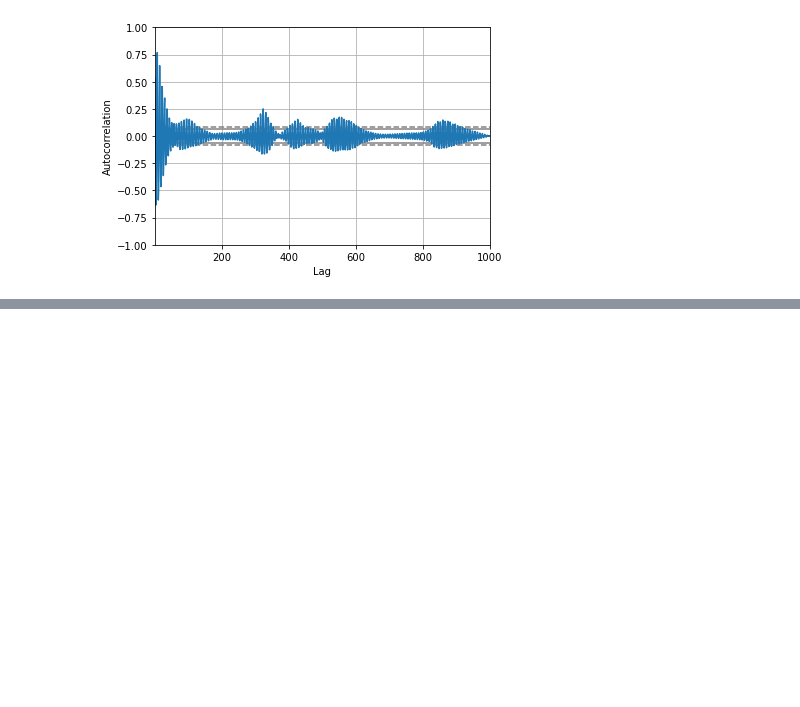
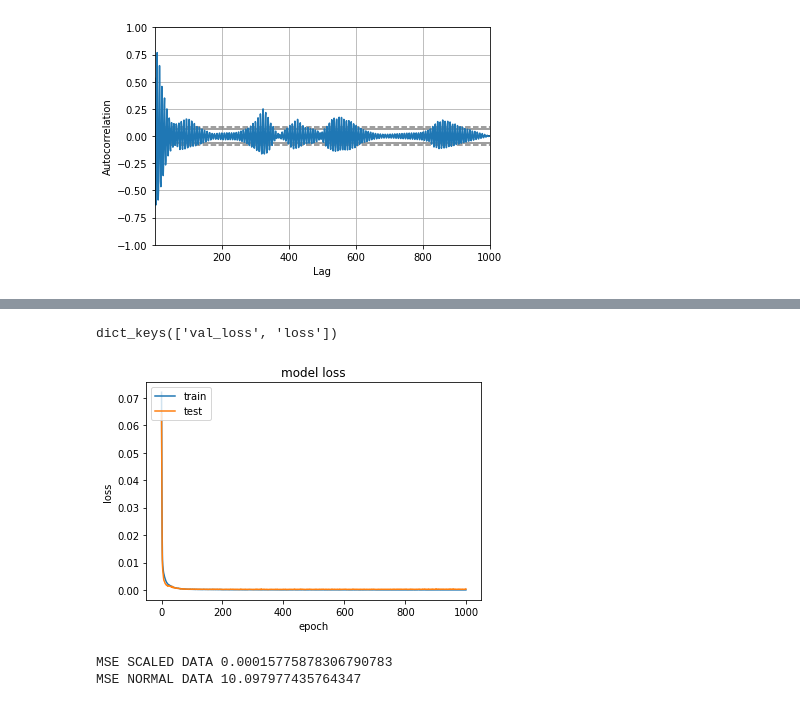
Before and after one commit to dacquaviva/Deep-learning-University-Assignments, a Jupyter notebook: assignment2/Untitled.ipynb, the cells around one changed output, grey strips where cells are left out. Saved outputs shown, nothing was run; the diff lists cells and outputs as text; code cells hidden in the pictures; blank space fills up the shorter version.

Commit message:
created regression model

```diff
--- a/assignment2/Untitled.ipynb
+++ b/assignment2/Untitled.ipynb
@@ -2,7 +12,7 @@
 from scipy.io import loadmat
 import pandas as pd
 from matplotlib import pyplot
-mat = loadmat('Xtrain.mat')
+mat = loadmat(dataset_path + 'Xtrain.mat')
 # %%
 mdata = mat['Xtrain']
 series = pd.DataFrame(mdata, columns={"t"})
@@ -91,7 +101,12 @@ def series_to_supervised(data, n_in=1, n_out=1, dropnan=True):
 	if dropnan:
 		agg.dropna(inplace=True)
 	return agg
-number_lag  = 1
-data = series_to_supervised(mdata, number_lag)
-print(data)
+mdata = mat['Xtrain']
+from sklearn.preprocessing import MinMaxScaler
+scaler = MinMaxScaler()
+scaler.fit(mdata)
+data_scale = scaler.transform(mdata)
+number_lag  = 12
+data = series_to_supervised(data_scale, number_lag)
+data
 # %% [output]
@@ -144,0 +143,19 @@ def wx_input_fn(X, y=None, num_epochs=None, shuffle=True, batch_size=400):
+# %%
+# Regression Example With Boston Dataset: Baseline
+from pandas import read_csv
+from keras.models import Sequential
+from keras.layers import Dense
+# define base model
+def regression_model(input_size):
+# create model
+  model = Sequential()
+  model.add(Dense(32, input_dim=input_size, kernel_initializer='normal', activation='relu'))
+  #model.add(Dropout(0.2))
+  model.add(Dense(5, kernel_initializer= 'normal', activation='relu'))
+  model.add(Dense(1, kernel_initializer='normal'))
+  # Compile model
+  model.compile(loss='mean_squared_error', optimizer='adam',)
+  return model
+# %%
+model = regression_model(X_train.shape[1])
+history = model.fit(X_train, y_train, epochs=1000, validation_data=(X_val, y_val), batch_size=16)
@@ -144,0 +180,26 @@ def wx_input_fn(X, y=None, num_epochs=None, shuffle=True, batch_size=400):
+# %%
+import matplotlib.pyplot as plt
+print(history.history.keys())
+plt.plot(history.history['loss'])
+plt.plot(history.history['val_loss'])
+plt.title('model loss')
+plt.ylabel('loss')
+plt.xlabel('epoch')
+plt.legend(['train', 'test'], loc='upper left')
+plt.show()
+# %% [output]
+dict_keys(['val_loss', 'loss'])
+[figure, added]
+# %%
+from sklearn.metrics import mean_squared_error
+import numpy as np
+y_pred = np.array(y_pred).reshape(y_pred.shape[0],1)
+y_test = np.array(y_test).reshape(y_test.shape[0],1)
+y_pred = model.predict(X_test)
+print("MSE SCALED DATA",mean_squar`ed_error(y_test, y_pred))
+y_pred_inverse = scaler.inverse_transform(y_pred)
+y_test_inverse = scaler.inverse_transform(y_test)
+print("MSE NORMAL DATA",mean_squared_error(y_test_inverse, y_pred_inverse))
+# %% [output]
+MSE SCALED DATA 0.00015775878306790783
+MSE NORMAL DATA 10.097977435764347
```
Also changed, not shown: parts of 9 cells of this notebook.
